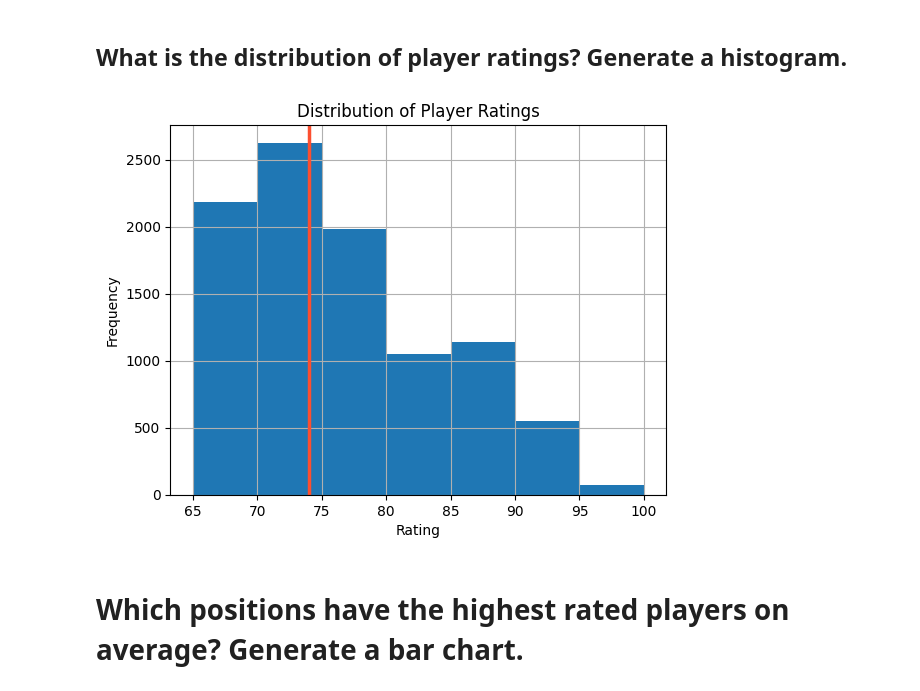
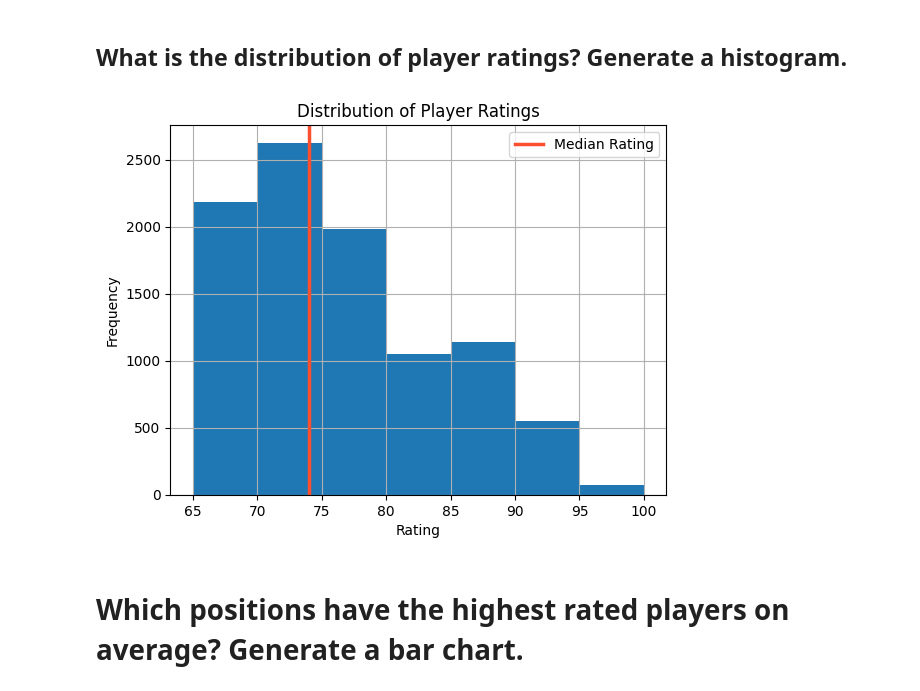
Before and after one commit to AliElneklawy/fifa23_player_cards, a Jupyter notebook: fifa23_player_cards.ipynb, the cells around one changed output. Cells and saved outputs as stored; diff of their text form; code cells hidden in the pictures.

```diff
--- a/fifa23_player_cards.ipynb
+++ b/fifa23_player_cards.ipynb
@@ -119,15 +119,16 @@ for col in numeric_cols:
 # %%
 bins = [i for i in range(65, 101, 5)]
 df['rating'].hist(bins=bins)
 
 median = df['rating'].median()
-plt.axvline(median, color='#fc4f30', linewidth=2.5)
+plt.axvline(median, color='#fc4f30', linewidth=2.5, label='Median Rating')
 plt.xlabel('Rating')
 plt.ylabel('Frequency')
 plt.title('Distribution of Player Ratings')
+plt.legend()
 plt.show()
 # %% [output]
-[figure, old version]
+[figure, new version]
 # %% [markdown]
 # Which positions have the highest rated players on average? Generate a bar chart.
 # %%
```
